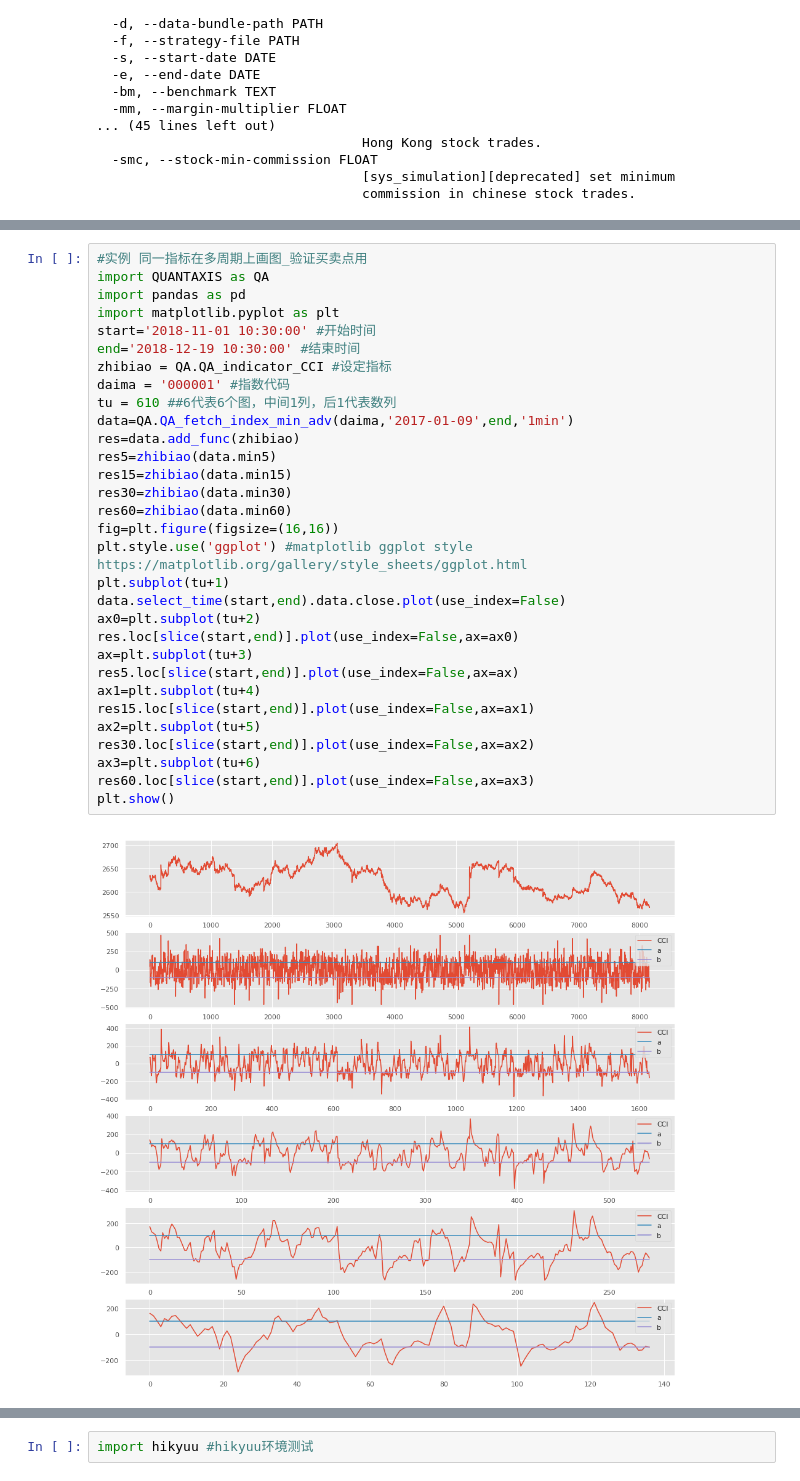
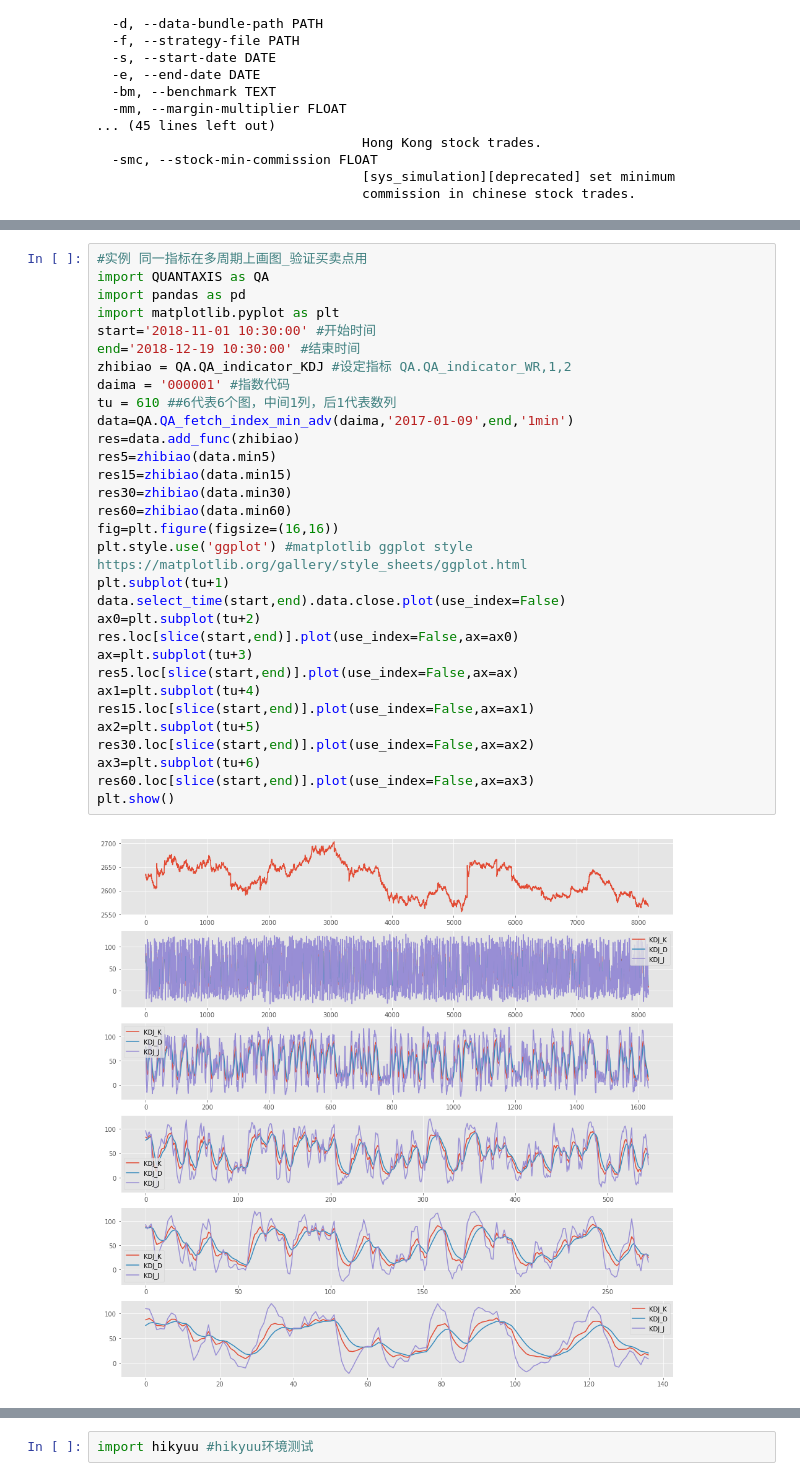
Before and after one commit to pm58/notebook, a Jupyter notebook: 跨平台量化环境测试+RQ+TU+QA+Funcat+Hikyuu+Abu+DevilYuan+Kivy+tensorflow.ipynb, the cells around one changed output, grey strips where cells are left out. Saved outputs shown, nothing was run; the diff lists cells and outputs as text.

```diff
--- a/跨平台量化环境测试+RQ+TU+QA+Funcat+Hikyuu+Abu+DevilYuan+Kivy+tensorflow.ipynb
+++ b/跨平台量化环境测试+RQ+TU+QA+Funcat+Hikyuu+Abu+DevilYuan+Kivy+tensorflow.ipynb
@@ -850,35 +880,35 @@ plt.show()
 #实例 同一指标在多周期上画图_验证买卖点用
 import QUANTAXIS as QA
 import pandas as pd
 import matplotlib.pyplot as plt
 start='2018-11-01 10:30:00' #开始时间
 end='2018-12-19 10:30:00' #结束时间
-zhibiao = QA.QA_indicator_CCI #设定指标
+zhibiao = QA.QA_indicator_KDJ #设定指标 QA.QA_indicator_WR,1,2
 daima = '000001' #指数代码
 tu = 610 ##6代表6个图，中间1列，后1代表数列
 data=QA.QA_fetch_index_min_adv(daima,'2017-01-09',end,'1min')
 res=data.add_func(zhibiao)
 res5=zhibiao(data.min5)
 res15=zhibiao(data.min15)
 res30=zhibiao(data.min30)
 res60=zhibiao(data.min60)
 fig=plt.figure(figsize=(16,16))
 plt.style.use('ggplot') #matplotlib ggplot style https://matplotlib.org/gallery/style_sheets/ggplot.html
 plt.subplot(tu+1)
 data.select_time(start,end).data.close.plot(use_index=False)
 ax0=plt.subplot(tu+2)
 res.loc[slice(start,end)].plot(use_index=False,ax=ax0)
 ax=plt.subplot(tu+3)
 res5.loc[slice(start,end)].plot(use_index=False,ax=ax)
 ax1=plt.subplot(tu+4)
 res15.loc[slice(start,end)].plot(use_index=False,ax=ax1)
 ax2=plt.subplot(tu+5)
 res30.loc[slice(start,end)].plot(use_index=False,ax=ax2)
 ax3=plt.subplot(tu+6)
 res60.loc[slice(start,end)].plot(use_index=False,ax=ax3)
 plt.show()
 # %% [output]
-[figure, old version]
+[figure, new version]
 # %%
 # -*- coding: utf-8 -*-
 #终端正常运行，目前stock冲突，等待解决
```
Also changed, not shown: parts of 10 cells of this notebook, 1 other file.
